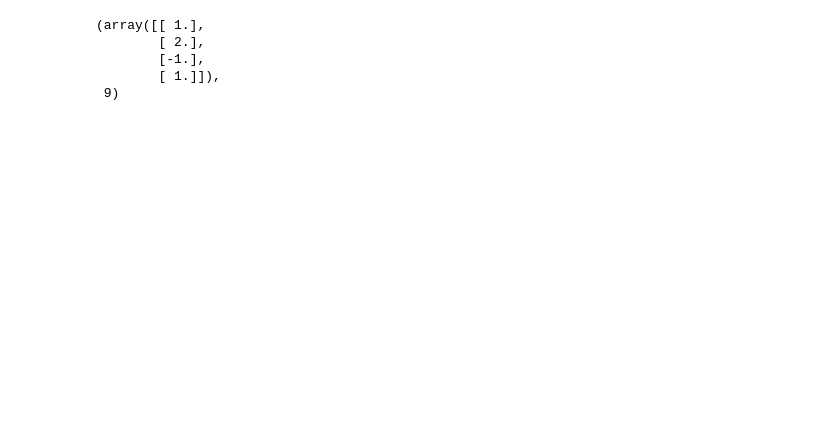
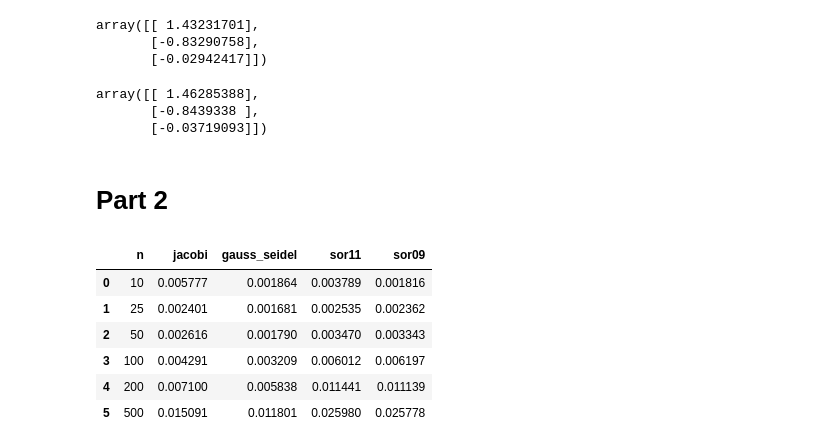
Before and after one commit to EYH0602/csnum, a Jupyter notebook: doc/report3.ipynb, the cells around one changed output. Saved outputs shown, nothing was run; the diff lists cells and outputs as text; code cells hidden in the pictures; blank space fills up the shorter version.

```diff
--- a/doc/report3.ipynb
+++ b/doc/report3.ipynb
@@ -39,8 +31,65 @@ jacobi(A, b, x0, max_iter=20)
 # %%
-gauss_seidel(A, b, x0, max_iter=20)
+sor(A, b, x0, w=1.1, max_iter=3)
 # %% [output]
-(array([[ 1.],
-        [ 2.],
-        [-1.],
-        [ 1.]]),
- 9)
+array([[ 1.43231701],
+       [-0.83290758],
+       [-0.02942417]])
+# %%
+sor(A, b, x0, w=0.9, max_iter=3)
+# %% [output]
+array([[ 1.46285388],
+       [-0.8439338 ],
+       [-0.03719093]])
+# %% [markdown]
+# Part 2
+# %%
+import time
+from functools import partial
+import pandas as pd
+
+
+def generate_random(n):
+    A = n / 2 * np.identity(n) + np.random.normal(size=(n, n))
+    b = np.random.normal(size=(n, 1))
+    return A, b
+# %%
+def sor11(*args, **kwargs):
+    return sor(*args, w=1.1, **kwargs)
+
+
+def sor09(*args, **kwargs):
+    return sor(*args, w=0.9, **kwargs)
+
+
+methods = [jacobi, gauss_seidel, sor11, sor09]
+ns = [10, 25, 50, 100, 200, 500]
+
+# init
+time_dict = {"n": ns}
+iter_dict = {"n": ns}
+for f in methods:
+    time_dict[f.__name__] = []
+    iter_dict[f.__name__] = []
+
+for n in ns:
+    A, b = generate_random(n)
+    x0 = np.zeros(shape=b.shape)
+    results = {"err": [], "iter": []}
+    for f in methods:
+        start = time.time()
+        x, it = f(A, b, x0, max_iter=100000, return_iter=True)
+        time_dict[f.__name__].append(time.time() - start)
+        iter_dict[f.__name__].append(it)
+
+time_df = pd.DataFrame(time_dict)
+iter_df = pd.DataFrame(iter_dict)
+# %%
+time_df
+# %% [output]
+|  | n | jacobi | gauss_seidel | sor11 | sor09 |
+| 0 | 10 | 0.005777 | 0.001864 | 0.003789 | 0.001816 |
+| 1 | 25 | 0.002401 | 0.001681 | 0.002535 | 0.002362 |
+| 2 | 50 | 0.002616 | 0.001790 | 0.003470 | 0.003343 |
+| 3 | 100 | 0.004291 | 0.003209 | 0.006012 | 0.006197 |
+| 4 | 200 | 0.007100 | 0.005838 | 0.011441 | 0.011139 |
+| 5 | 500 | 0.015091 | 0.011801 | 0.025980 | 0.025778 |
```
Also changed, not shown: parts of 13 cells of this notebook.
